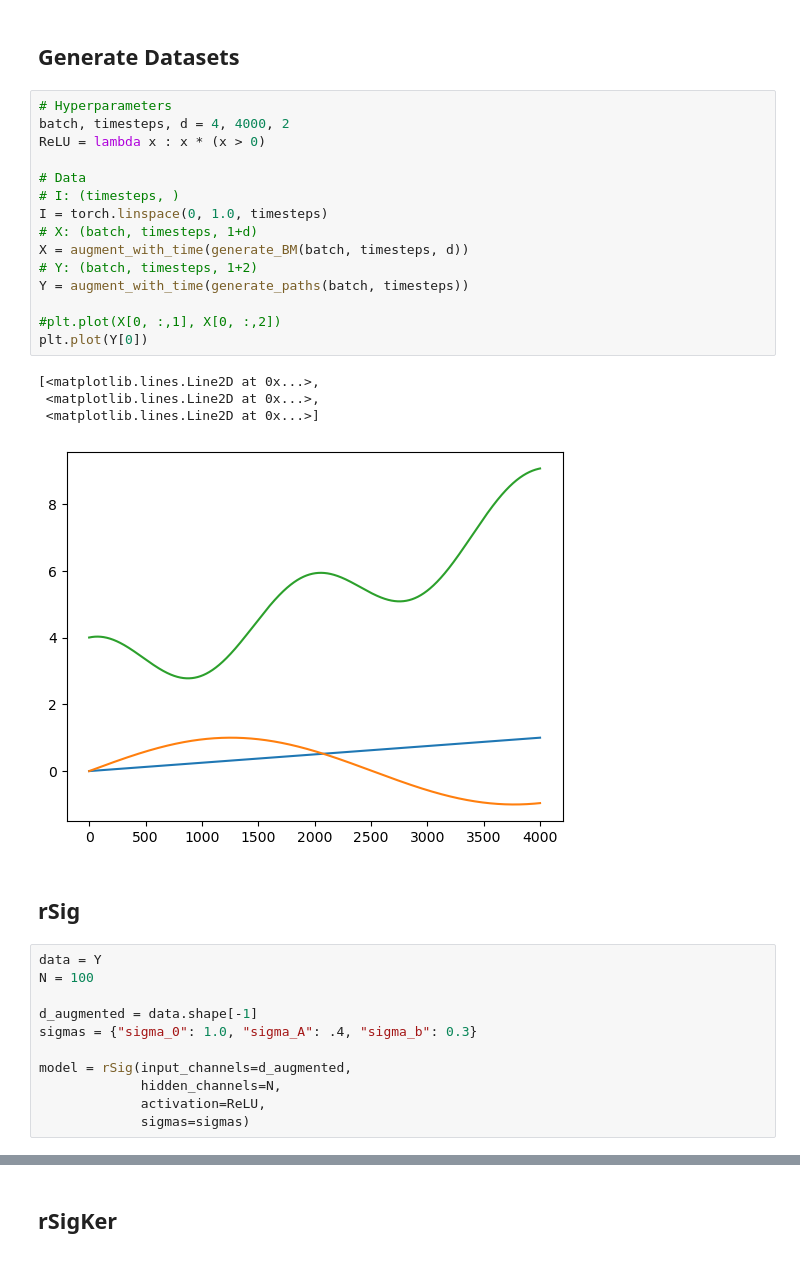
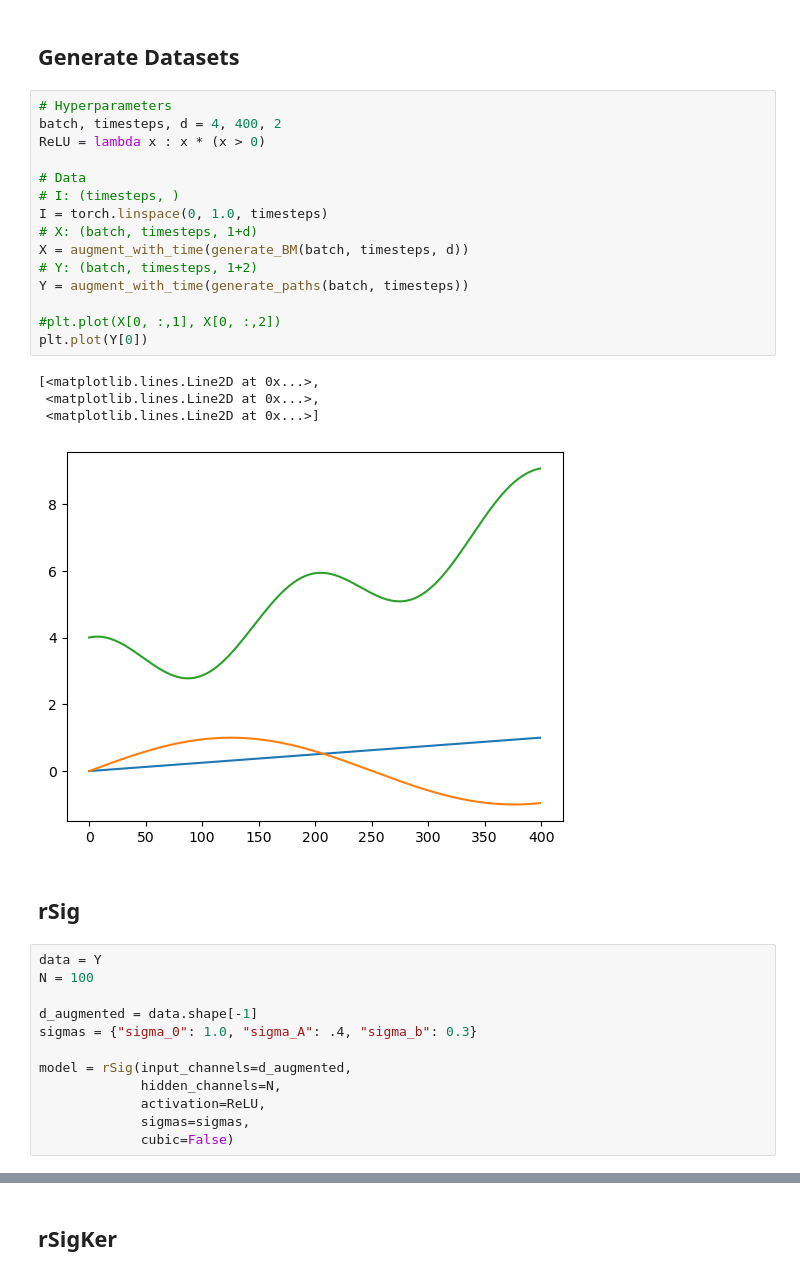
Before and after one commit to MucaCirone/NeuralSignatureKernels, a Jupyter notebook: notebooks/test.ipynb, the cells around one changed output, grey strips where cells are left out. Cells and saved outputs as stored; diff of their text form.

```diff
--- a/notebooks/test.ipynb
+++ b/notebooks/test.ipynb
@@ -93,24 +93,24 @@ def plt_cov_comparison(ax_1, ax_2, results, Sigma_ReLU, Sigma_id, N):
 ## Generate Datasets
 # %%
 # Hyperparameters
-batch, timesteps, d = 4, 4000, 2
+batch, timesteps, d = 4, 400, 2
 ReLU = lambda x : x * (x > 0)
 
 # Data
 # I: (timesteps, )
 I = torch.linspace(0, 1.0, timesteps)
 # X: (batch, timesteps, 1+d)
 X = augment_with_time(generate_BM(batch, timesteps, d))
 # Y: (batch, timesteps, 1+2)
 Y = augment_with_time(generate_paths(batch, timesteps))
 
 #plt.plot(X[0, :,1], X[0, :,2])
 plt.plot(Y[0])
 # %% [output]
 [<matplotlib.lines.Line2D at 0x...>,
  <matplotlib.lines.Line2D at 0x...>,
  <matplotlib.lines.Line2D at 0x...>]
-[figure, old version]
+[figure, new version]
 # %% [markdown]
 ## rSig
 # %%
@@ -123,7 +123,8 @@ sigmas = {"sigma_0": 1.0, "sigma_A": .4, "sigma_b": 0.3}
 model = rSig(input_channels=d_augmented,
              hidden_channels=N,
              activation=ReLU,
-             sigmas=sigmas)
+             sigmas=sigmas,
+             cubic=False)
 # %%
 # Compute only last value.
 # S_0: (batch, N)
```
Also changed, not shown: parts of 9 cells of this notebook, 1 other file.
